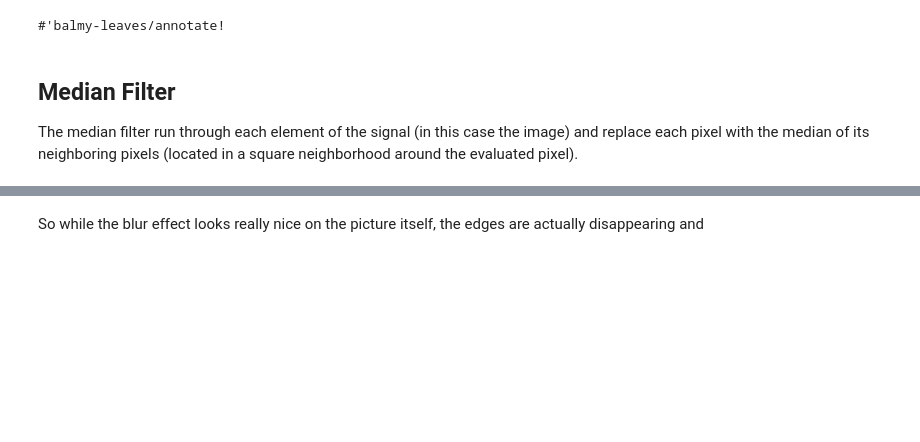
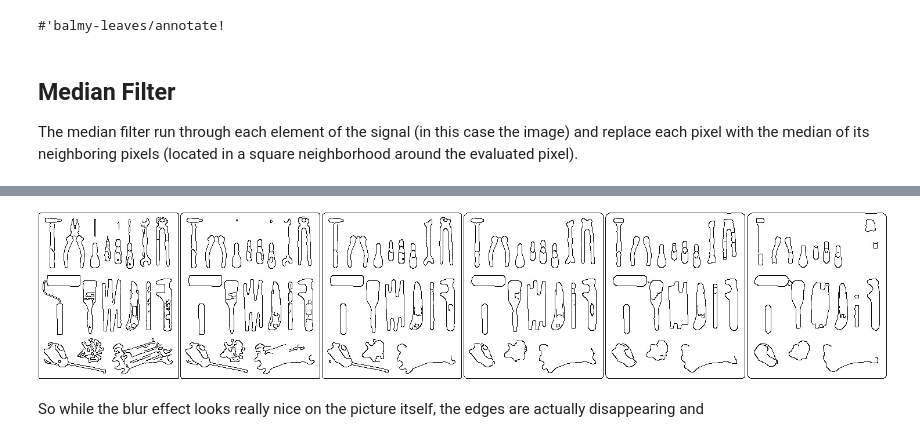
Before and after one commit to hellonico/origami-fun, a Jupyter notebook: jupyter/smoothing.ipynb, the cells around one changed output, grey strips where cells are left out. Drawn from its saved outputs; the diff is of its cells as text; code cells hidden in the pictures; blank space fills up the shorter version.

```diff
--- a/jupyter/smoothing.ipynb
+++ b/jupyter/smoothing.ipynb
@@ -63,11 +61,12 @@ The median filter run through each element of the signal (in this case the image
 # %%
-(map
-#(-> neko
+(u/>>>
+    (hconcat!
+        (map
+    #(-> neko
      (clone)
      (median-blur! %)
      (cvt-color! COLOR_RGB2GRAY)
      (canny! 300.0 100.0 3 true)
-     (bitwise-not!)
-     (u/>>>))
-(filter odd? (range 3 15)))
+     (bitwise-not!))
+(filter odd? (range 3 15)))))
 # %% [output]
@@ -75,3 +73,4 @@ The median filter run through each element of the signal (in this case the image
+[figure, added]
 # %% [markdown]
 So while the blur effect looks really nice on the picture itself, the edges are actually disappearing and
 # %% [markdown]
```
Also changed, not shown: parts of 9 cells of this notebook, 17 other files.
